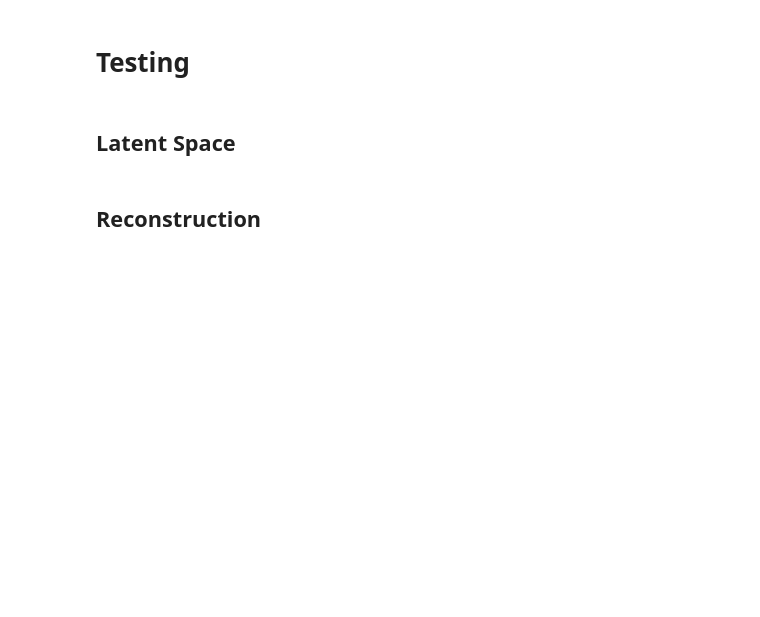
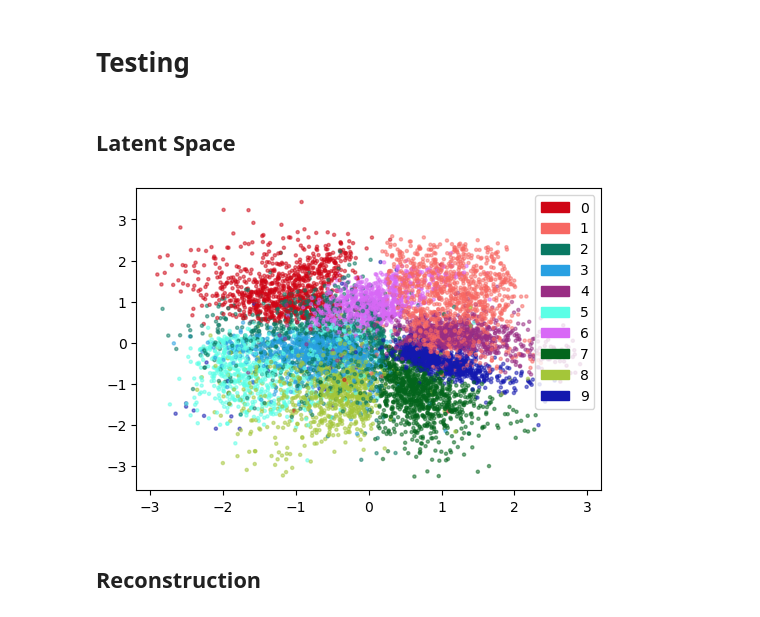
Before and after one commit to mistylight/Understanding_the_VAE_Model, a Jupyter notebook: Understanding_the_VAE_Model.ipynb, the cells around one changed output. Saved outputs shown, nothing was run; the diff lists cells and outputs as text; code cells hidden in the pictures; blank space fills up the shorter version.

```diff
--- a/Understanding_the_VAE_Model.ipynb
+++ b/Understanding_the_VAE_Model.ipynb
@@ -277,6 +277,28 @@ mnist_test = MNIST('', train=False, download=True, transform=transforms.ToTensor
 test_loader = DataLoader(mnist_test, batch_size=args.batch_size)
 # %% [markdown]
 ## Latent Space
+# %%
+latent_space = []
+labels = []
+for x, y in test_loader:
+    _, _, z, _ = model(x)
+    z = z.detach().cpu().numpy()
+    latent_space += [z]
+    labels += [y]
+
+latent_space = np.concatenate(latent_space, axis=0)
+latent_space = PCA(2).fit_transform(latent_space)
+latent_space_x, latent_space_y = zip(*latent_space)
+labels = np.concatenate(labels)
+
+from matplotlib.patches import Patch
+cmap = np.random.rand(10, 3)
+plt.figure(dpi=100)
+plt.scatter(latent_space_x, latent_space_y, color=[cmap[y] for y in labels], s=5, alpha=0.5)
+plt.legend(handles=[Patch(color=cmap[y], label=str(y)) for y in range(10)])
+plt.show()
+# %% [output]
+[figure, added]
 # %% [markdown]
 ## Reconstruction
 # %%
```
Also changed, not shown: parts of 2 cells of this notebook.
